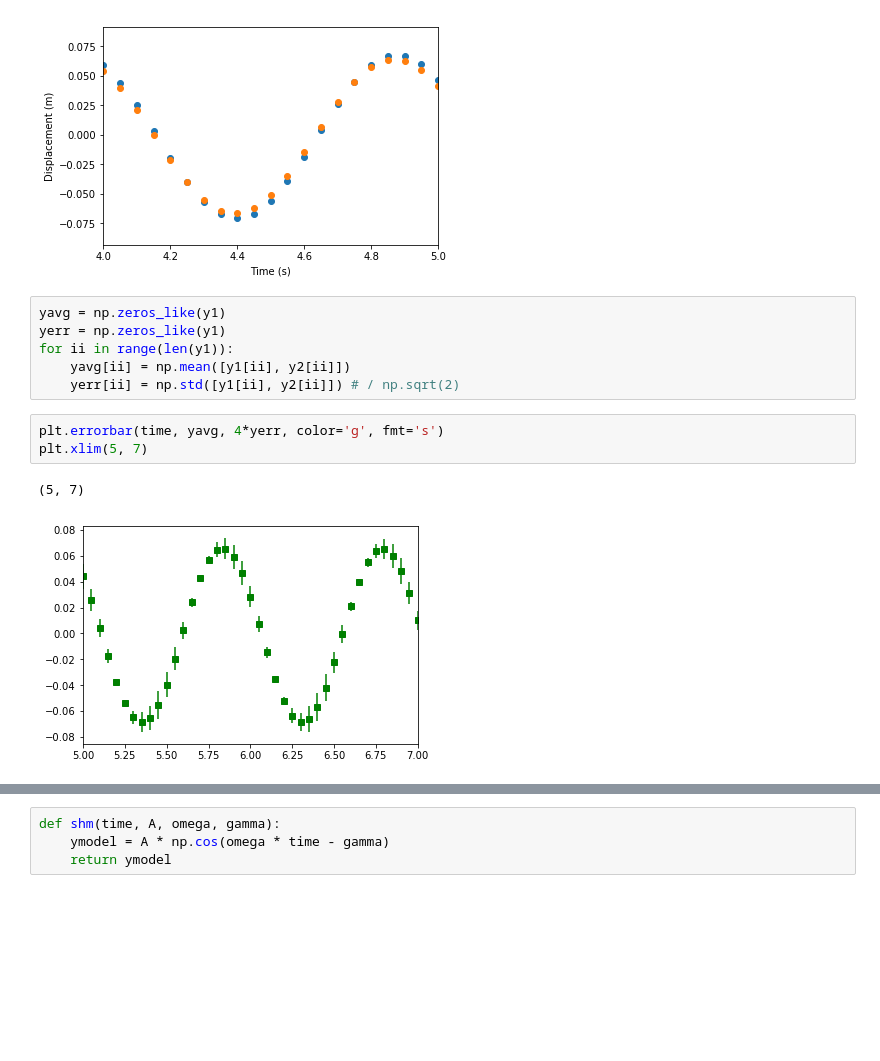
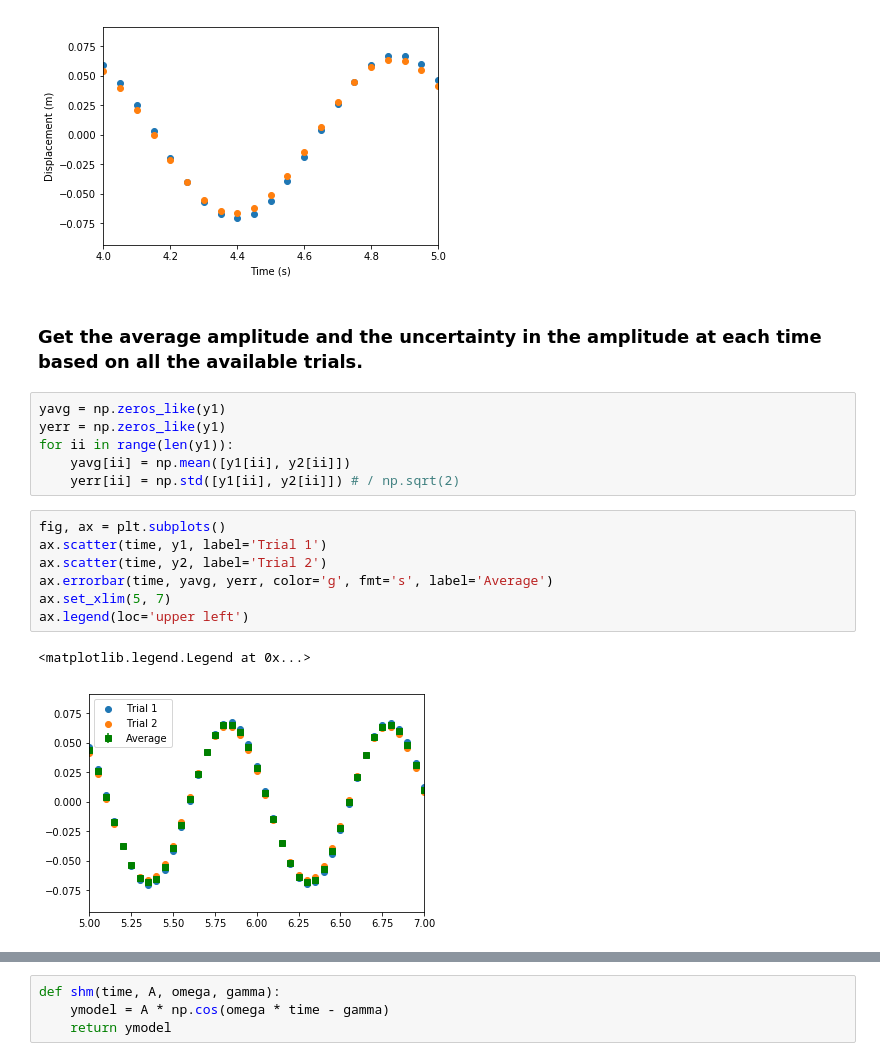
Before and after one commit to moustakas/siena-astrophysics, a Jupyter notebook: teaching/310-F17/harmonic-oscillator/harmonic-oscillator.ipynb, the cells around one changed output, grey strips where cells are left out. Drawn from its saved outputs; the diff is of its cells as text; blank space fills up the shorter version.

```diff
--- a/teaching/310-F17/harmonic-oscillator/harmonic-oscillator.ipynb
+++ b/teaching/310-F17/harmonic-oscillator/harmonic-oscillator.ipynb
@@ -88,15 +88,21 @@ ax.set_xlabel('Time (s)')
 # %% [output]
 <matplotlib.text.Text at 0x...>
 [figure]
+# %% [markdown]
+### Get the average amplitude and the uncertainty in the amplitude at each time based on all the available trials.
 # %%
 yavg = np.zeros_like(y1)
 yerr = np.zeros_like(y1)
 for ii in range(len(y1)):
     yavg[ii] = np.mean([y1[ii], y2[ii]])
     yerr[ii] = np.std([y1[ii], y2[ii]]) # / np.sqrt(2)
-# %%
-plt.errorbar(time, yavg, 4*yerr, color='g', fmt='s')
-plt.xlim(5, 7)
-# %% [output]
-(5, 7)
-[figure, removed]
+# %%
+fig, ax = plt.subplots()
+ax.scatter(time, y1, label='Trial 1')
+ax.scatter(time, y2, label='Trial 2')
+ax.errorbar(time, yavg, yerr, color='g', fmt='s', label='Average')
+ax.set_xlim(5, 7)
+ax.legend(loc='upper left')
+# %% [output]
+<matplotlib.legend.Legend at 0x...>
+[figure, added]
```
Also changed, not shown: parts of 8 cells of this notebook.
